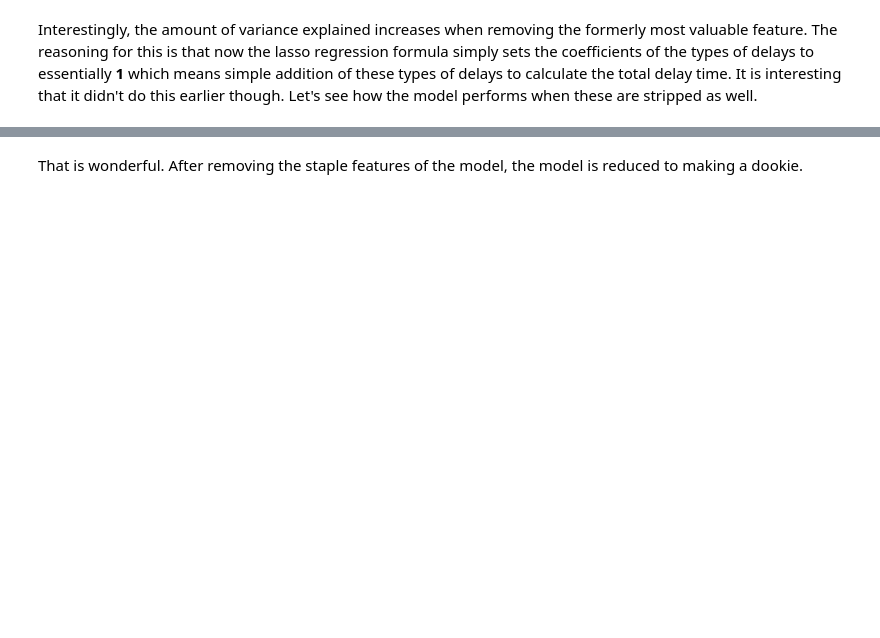
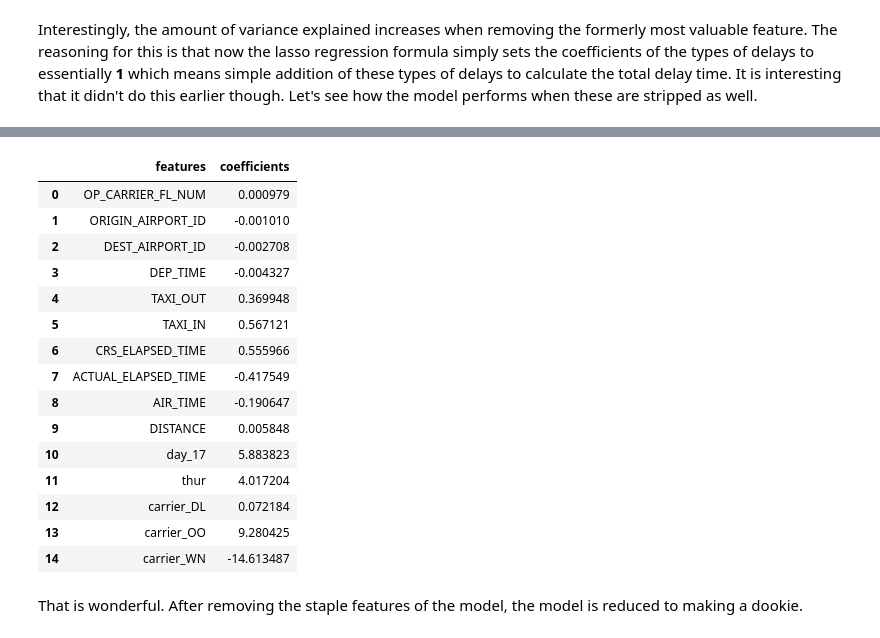
Before and after one commit to paulbenschmidt/thinkful-coursework, a Jupyter notebook: Unit3-SupervisedLearningDeepDive/3.6.2 Exercise - Airline Arrivals.ipynb, the cells around one changed output, grey strips where cells are left out. Cells and saved outputs as stored; diff of their text form; code cells hidden in the pictures; blank space fills up the shorter version.

```diff
--- a/Unit3-SupervisedLearningDeepDive/3.6.2 Exercise - Airline Arrivals.ipynb
+++ b/Unit3-SupervisedLearningDeepDive/3.6.2 Exercise - Airline Arrivals.ipynb
@@ -252,2 +266,24 @@ R-squared:
+# %%
+lasso_features_3 = pd.DataFrame()
+lasso_features_3['features'] = X_train.drop(features_removed, 1).columns[lasso.coef_ != 0]
+lasso_features_3['coefficients'] = lasso.coef_[lasso.coef_ != 0]
+lasso_features_3
+# %% [output]
+|  | features | coefficients |
+| 0 | OP_CARRIER_FL_NUM | 0.000979 |
+| 1 | ORIGIN_AIRPORT_ID | -0.001010 |
+| 2 | DEST_AIRPORT_ID | -0.002708 |
+| 3 | DEP_TIME | -0.004327 |
+| 4 | TAXI_OUT | 0.369948 |
+| 5 | TAXI_IN | 0.567121 |
+| 6 | CRS_ELAPSED_TIME | 0.555966 |
+| 7 | ACTUAL_ELAPSED_TIME | -0.417549 |
+| 8 | AIR_TIME | -0.190647 |
+| 9 | DISTANCE | 0.005848 |
+| 10 | day_17 | 5.883823 |
+| 11 | thur | 4.017204 |
+| 12 | carrier_DL | 0.072184 |
+| 13 | carrier_OO | 9.280425 |
+| 14 | carrier_WN | -14.613487 |
 # %% [markdown]
 That is wonderful. After removing the staple features of the model, the model is reduced to making a dookie.
```
Also changed, not shown: parts of 6 cells of this notebook.
